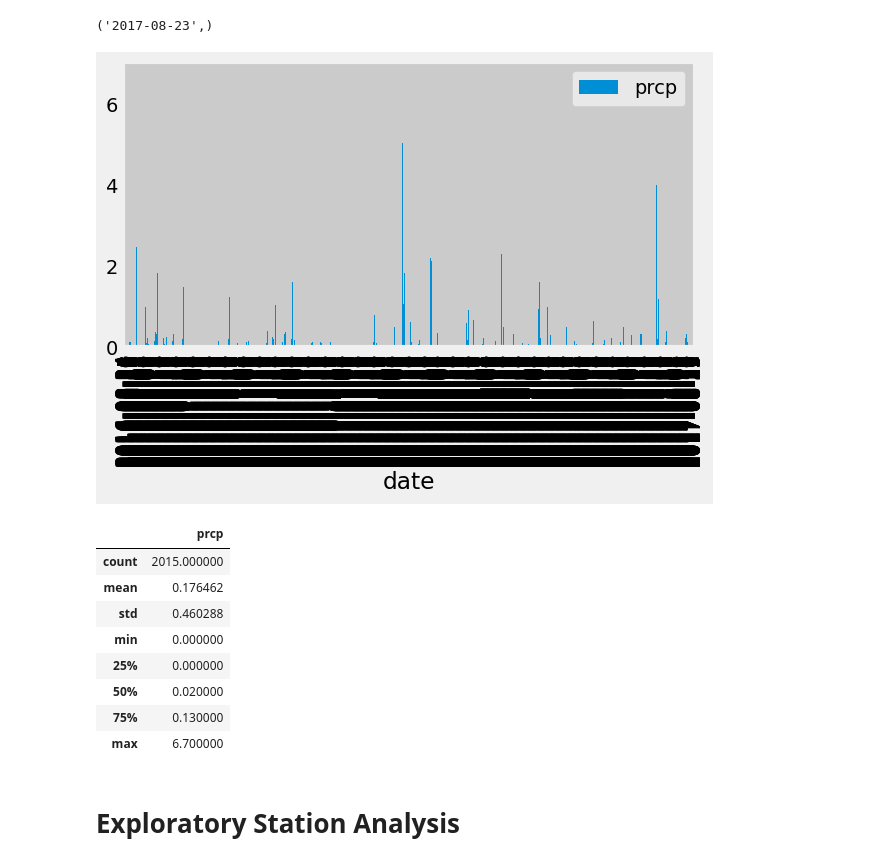
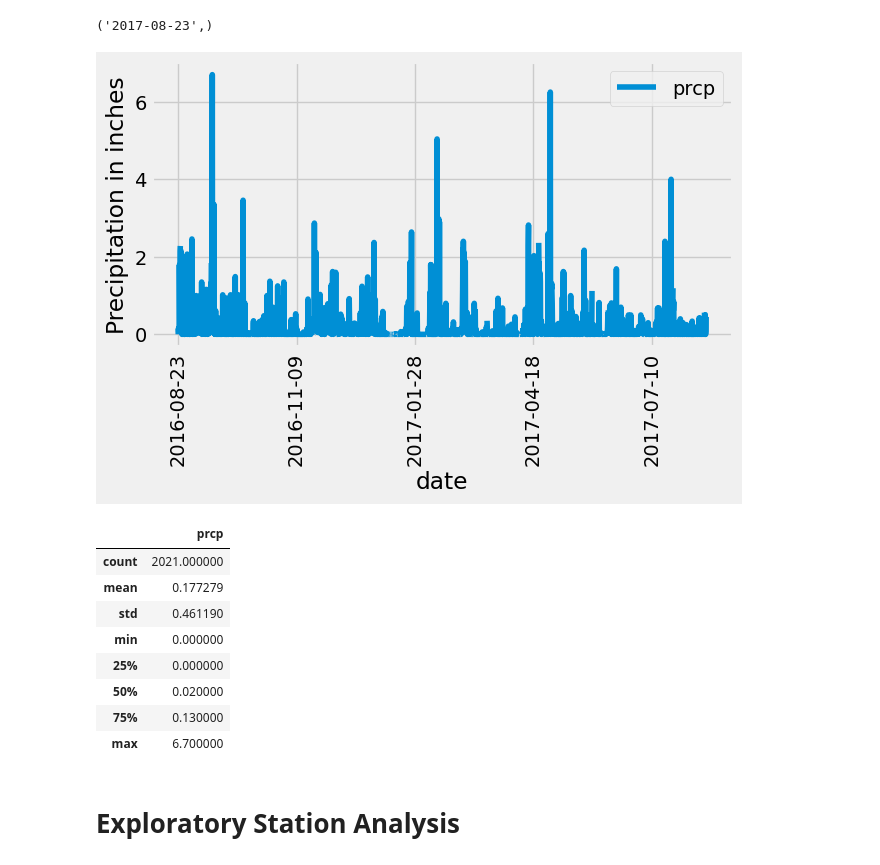
Before and after one commit to kgndirangu/sqlalchemy-challenge, a Jupyter notebook: SurfsUp/climate_starter_KN.ipynb, the cells around one changed output. Saved outputs shown, nothing was run; the diff lists cells and outputs as text; code cells hidden in the pictures.

```diff
--- a/SurfsUp/climate_starter_KN.ipynb
+++ b/SurfsUp/climate_starter_KN.ipynb
@@ -74,40 +69,40 @@ session.query(Measurement.date).order_by(Measurement.date.desc()).first()
 # %%
 # Design a query to retrieve the last 12 months of precipitation data and plot the results.
 # Starting from the most recent data point in the database.
 
 # Calculate the date one year from the last date in data set.
 query_date = dt.date(2017, 8, 23) - dt.timedelta(days=365)
 
 # Perform a query to retrieve the data and precipitation scores
 
 precip_16_17 = session.query(Measurement.date, Measurement.prcp).\
-    filter(Measurement.date > '2016-08-23').\
+    filter(Measurement.date >= query_date).\
     order_by(Measurement.date).all()
 # Save the query results as a Pandas DataFrame. Explicitly set the column names
 #https://stackoverflow.com/questions/12047193/how-to-convert-sql-query-result-to-pandas-data-structure
 
 df = pd.DataFrame(precip_16_17, columns =['date', 'prcp'])
 df.set_index('date', inplace=True)
 
 # Sort the dataframe by date
 df.sort_values(by=['date'])
 
 # Use Pandas Plotting with Matplotlib to plot the data
-##FORMAT
-df.plot.bar()
+##FORMAT add title-- plotlyexpress and seaborn
+df.plot(rot=90)
 plt.tight_layout()
+plt.ylabel('Precipitation in inches')
 plt.show()
 # %% [output]
-[figure, old version]
+[figure, new version]
 # %%
 # Use Pandas to calculate the summary statistics for the precipitation data
-##INCORRECT SHOULD BE 2021
 df.describe()
 # %% [output]
 |  | prcp |
-| count | 2015.000000 |
-| mean | 0.176462 |
-| std | 0.460288 |
+| count | 2021.000000 |
+| mean | 0.177279 |
+| std | 0.461190 |
 | min | 0.000000 |
 | 25% | 0.000000 |
 | 50% | 0.020000 |
```
Also changed, not shown: parts of 5 cells of this notebook, 1 other file.
